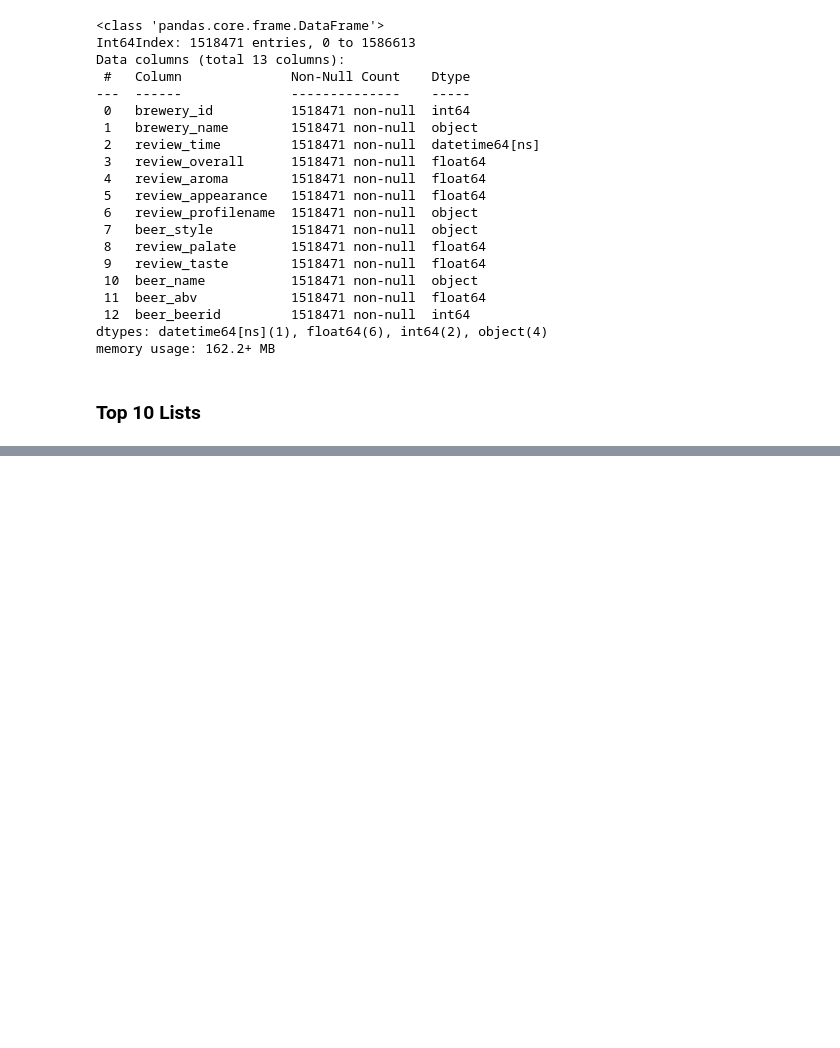
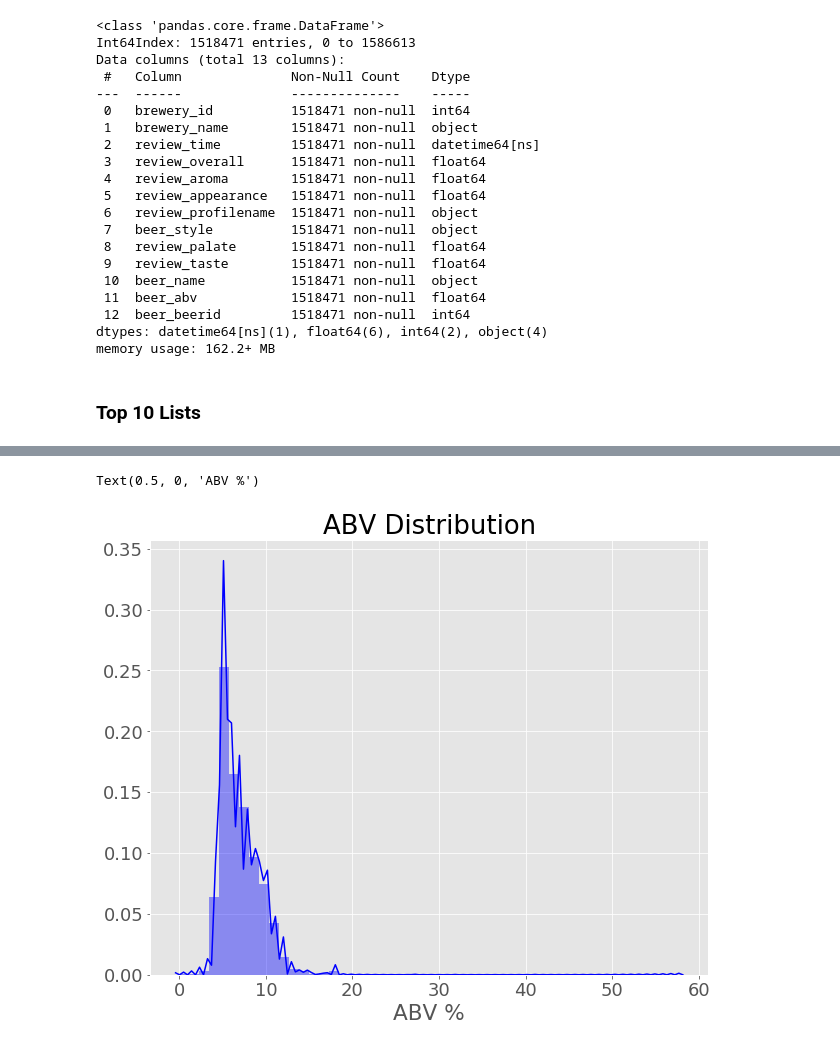
Before and after one commit to bulatkhamitov/Business-Seminar, a Jupyter notebook: beer_reviews.ipynb, the cells around one changed output, grey strips where cells are left out. Cells and saved outputs as stored; diff of their text form; code cells hidden in the pictures; blank space fills up the shorter version.

```diff
--- a/beer_reviews.ipynb
+++ b/beer_reviews.ipynb
@@ -313,0 +337,8 @@ py.offline.iplot(fig)
+# %%
+plt.figure(figsize=(10, 8))
+plt.title("ABV Distribution")
+sns.distplot(df.beer_abv, color="blue")
+plt.xlabel("ABV %")
+# %% [output]
+Text(0.5, 0, 'ABV %')
+[figure, added]
```
Also changed, not shown: parts of 51 cells of this notebook, 8 other files.
